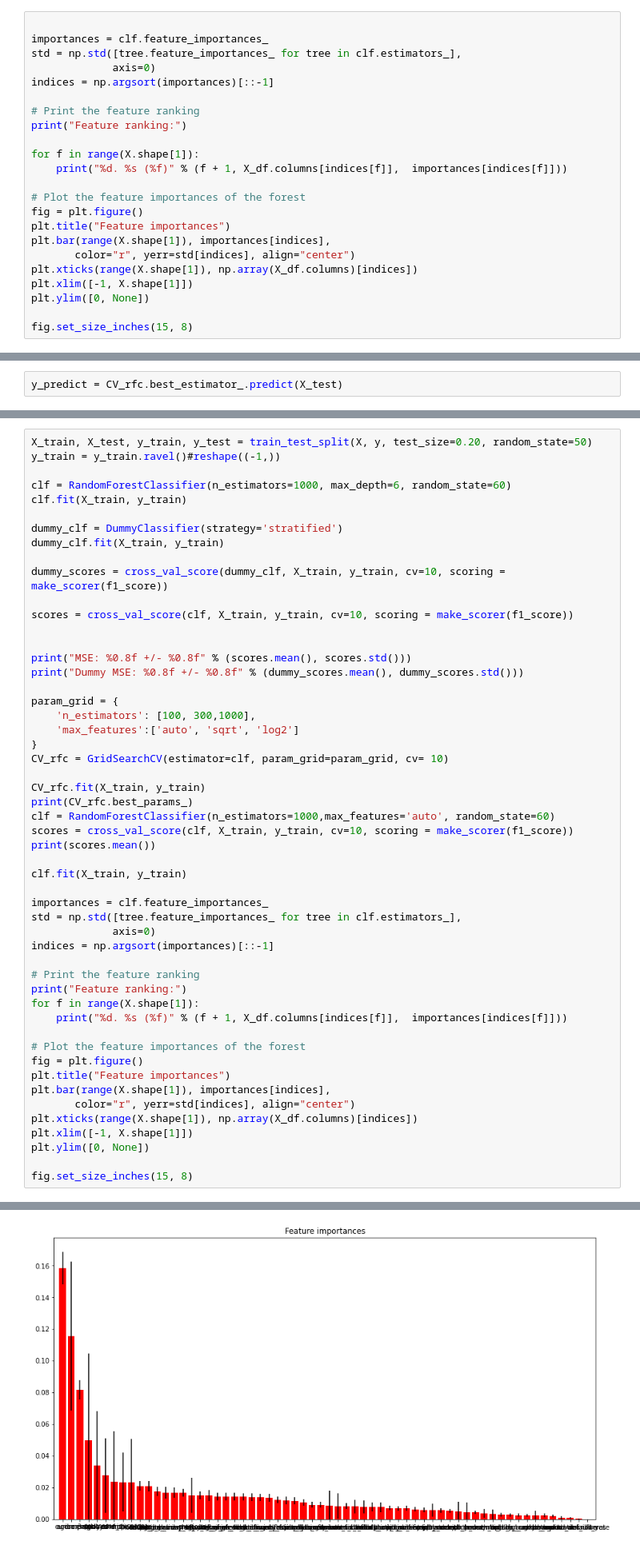
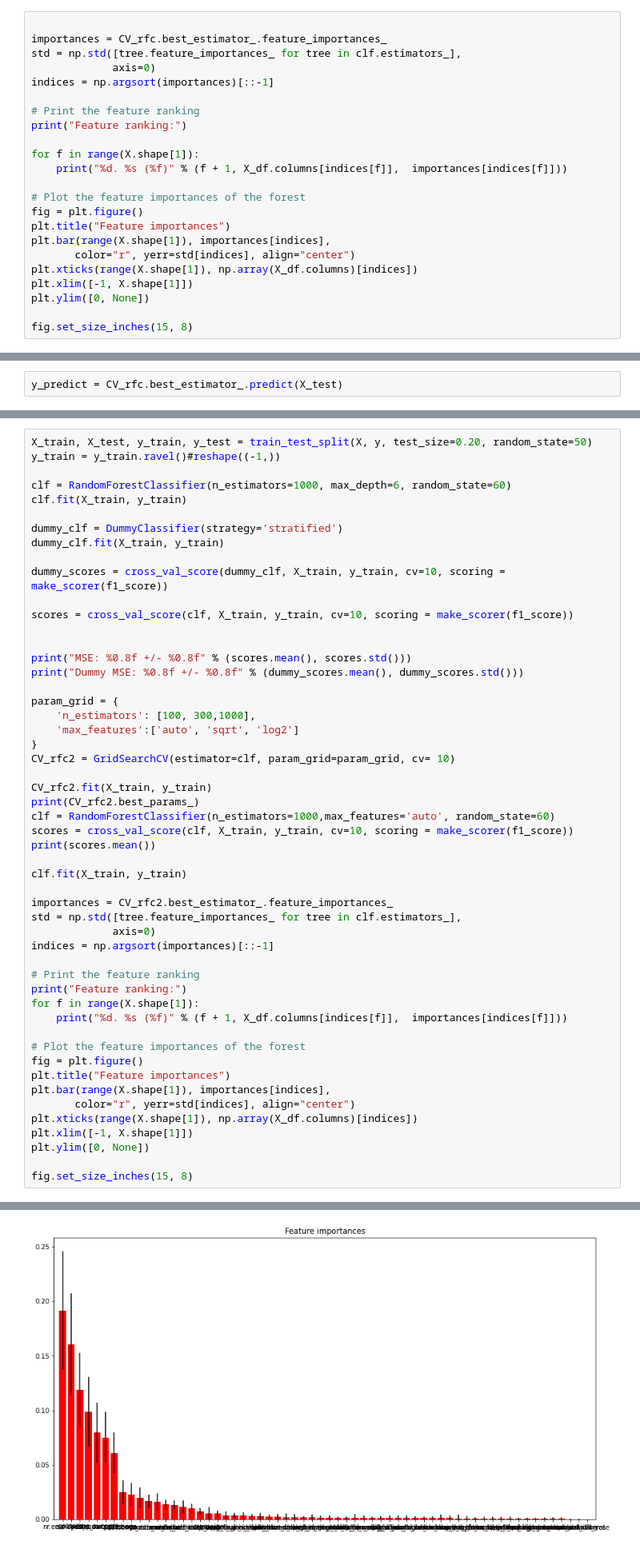
Before and after one commit to monali0802/CE888, a Jupyter notebook: Lab_3/bank_classification.ipynb, the cells around one changed output, grey strips where cells are left out. Shown at 80% size. Drawn from its saved outputs; the diff is of its cells as text.

```diff
--- a/Lab_3/bank_classification.ipynb
+++ b/Lab_3/bank_classification.ipynb
@@ -183,7 +200,7 @@ RandomForestClassifier(bootstrap=True, ccp_alpha=0.0, class_weight=None,
                        warm_start=False)
 # %%
 
-importances = clf.feature_importances_
+importances = CV_rfc.best_estimator_.feature_importances_
 std = np.std([tree.feature_importances_ for tree in clf.estimators_],
              axis=0)
 indices = np.argsort(importances)[::-1]
@@ -409,17 +425,17 @@ param_grid = {
     'n_estimators': [100, 300,1000],
     'max_features':['auto', 'sqrt', 'log2']
 }
-CV_rfc = GridSearchCV(estimator=clf, param_grid=param_grid, cv= 10)
+CV_rfc2 = GridSearchCV(estimator=clf, param_grid=param_grid, cv= 10)
 
-CV_rfc.fit(X_train, y_train)
-print(CV_rfc.best_params_)
+CV_rfc2.fit(X_train, y_train)
+print(CV_rfc2.best_params_)
 clf = RandomForestClassifier(n_estimators=1000,max_features='auto', random_state=60)
 scores = cross_val_score(clf, X_train, y_train, cv=10, scoring = make_scorer(f1_score))
 print(scores.mean())
 
 clf.fit(X_train, y_train)
 
-importances = clf.feature_importances_
+importances = CV_rfc2.best_estimator_.feature_importances_
 std = np.std([tree.feature_importances_ for tree in clf.estimators_],
              axis=0)
 indices = np.argsort(importances)[::-1]
@@ -461,4 +476,4 @@ ValueError: ignored
-[figure, old version]
+[figure, new version]
 # %%
 
 y_predict = CV_rfc.best_estimator_.predict(X_test)
```
Also changed, not shown: parts of 8 cells of this notebook.
